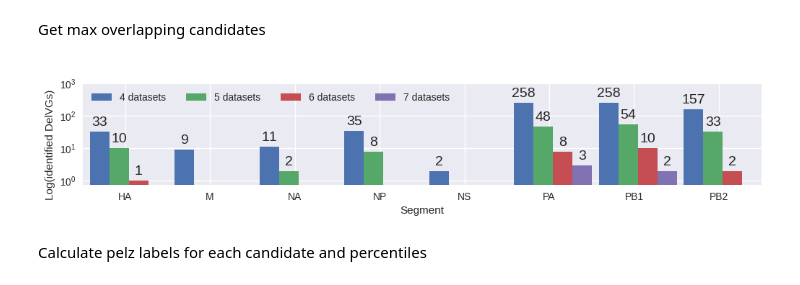
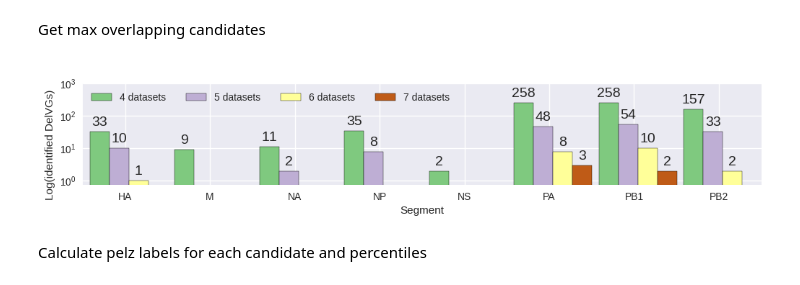
Before and after one commit to viraidip/DIP_meta-study, a Jupyter notebook: src/intersection_analysis/intersection_analysis.ipynb, the cells around one changed output. Drawn from its saved outputs; the diff is of its cells as text; code cells hidden in the pictures.

Commit message:
optimized coloring

```diff
--- a/src/intersection_analysis/intersection_analysis.ipynb
+++ b/src/intersection_analysis/intersection_analysis.ipynb
@@ -13,9 +13,10 @@ from scipy.stats import percentileofscore
 
 sys.path.insert(0, "..")
 from utils import join_data, load_dataset
-from utils import preprocess, get_sequence, generate_sampling_data, load_single_dataset
-from utils import RESULTSPATH, SEGMENTS, SEGMENT_DICTS, ACCNUMDICT, DATAPATH
+from utils import preprocess, get_sequence, generate_sampling_data, load_single_dataset, get_seq_len, get_deleted_sequence, calculate_direct_repeat
+from utils import RESULTSPATH, SEGMENTS, SEGMENT_DICTS, ACCNUMDICT, DATAPATH, CMAP
 plt.style.use("seaborn")
+cm = plt.get_cmap(CMAP)
 
 # remove warning in matplotlib because of bug when plot matrix
 import warnings
@@ -144,35 +145,36 @@ def barplot_counts(count_df):
     x = np.arange(8)
     width = 0.23
     multiplier = 0
     fig, ax = plt.subplots(layout='constrained', figsize=(10, 2))
 
+    colors = [cm(1.*i/8) for i in [0, 1, 3, 6]]
     for i in [4, 5, 6, 7]:
         data = comb_df[comb_df['no.datasets'] == i]['count'].to_list()
         offset = width * multiplier - 0.3
-        rects = ax.bar(x + offset, data, width, label=f'{i} datasets')
+        rects = ax.bar(x + offset, data, width, label=f'{i} datasets', color=colors[i-4], edgecolor="black")
         ax.bar_label(rects, padding=3, fontsize=14)
         multiplier += 1
 
     ax.set_xticks(x, comb_df['Segment'].unique())
     ax.set_yscale('log')
     ax.set_ylim(top=1000)
     ax.set_xlim(left=-0.5, right=7.5)
     ax.set_xlabel('Segment')
     ax.set_ylabel('Log(identified DelVGs)       ')
     plt.legend(loc='upper left', ncol=4)
 
     filename = "candidate_counts_bar.png"
     save_path = os.path.join(RESULTSPATH, "intersection_analysis")
     if not os.path.exists(save_path):
         os.makedirs(save_path)
     plt.savefig(os.path.join(save_path, filename))
     plt.show()
     plt.close()
 
 count_df = generate_max_overlap_candidates(dfs)
 barplot_counts(count_df)
 # %% [output]
-[figure, old version]
+[figure, new version]
 # %% [markdown]
 Calculate pelz labels for each candidate and percentiles
 # %%
```
Also changed, not shown: parts of 3 cells of this notebook.
